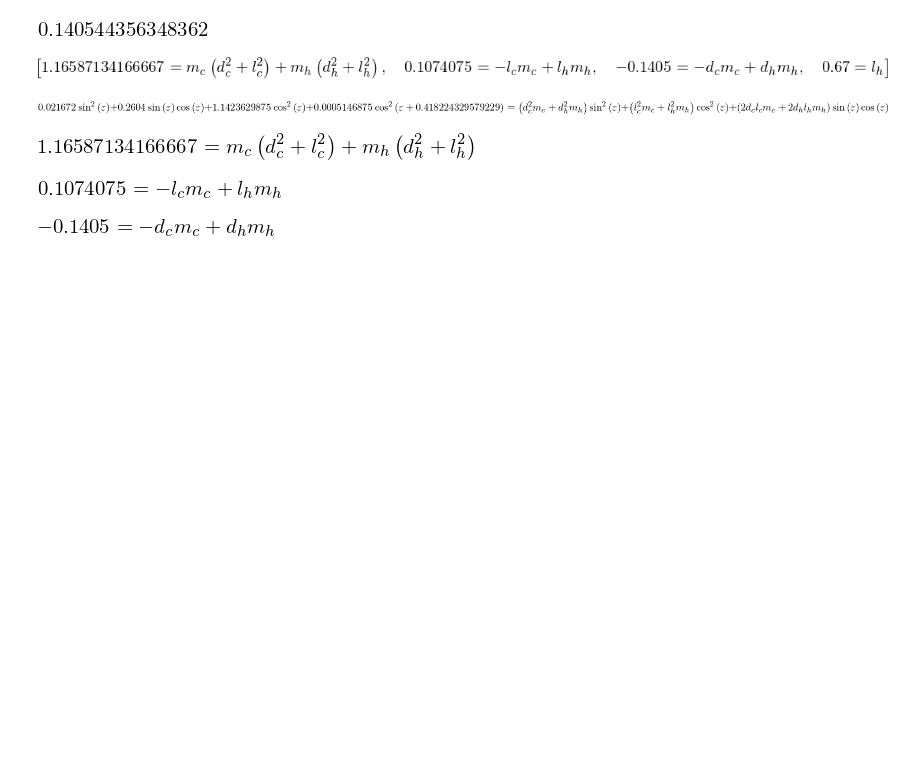
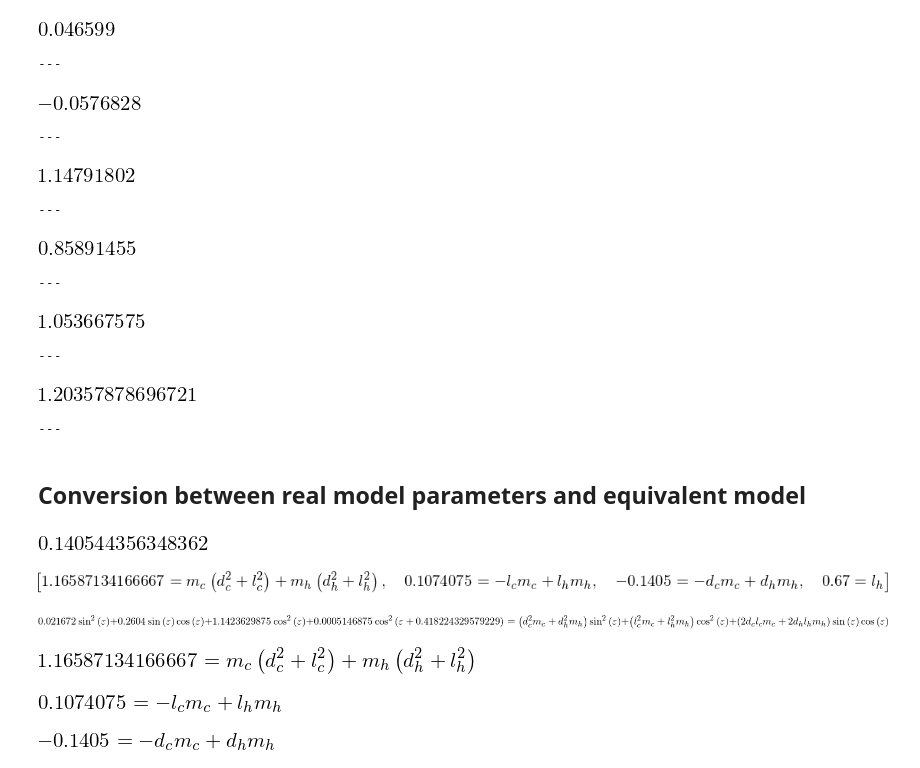
Before and after one commit to Rojetto/helicopter_thesis_code, a Jupyter notebook: scripts/model_reduction.ipynb, the cells around one changed output. Drawn from its saved outputs; the diff is of its cells as text; code cells hidden in the pictures; blank space fills up the shorter version.

Commit message:
Calculate ODE parameters from geometry and masses of separate parts

```diff
--- a/scripts/model_reduction.ipynb
+++ b/scripts/model_reduction.ipynb
@@ -14,3 +50,25 @@ num_subs = list(zip([m1, m2, m3, m4, m5, l2, l3, l4, d1, d4], [1.47, 0.349*67/91
+# %%
+p_phi_1_geom_val = p_phi_1_geom.subs(num_subs) ##:
+p_phi_2_geom_val = p_phi_2_geom.subs(num_subs) ##:
+p_eps_1_geom_val = p_eps_1_geom.subs(num_subs) ##:
+p_eps_2_geom_val = p_eps_2_geom.subs(num_subs) ##:
+p_eps_3_geom_val = p_eps_3_geom.subs(num_subs) ##:
+p_lamb_1_geom_val = p_lamb_1_geom.subs(num_subs) ##:
+# %% [output]
+[figure, added]
+---
+[figure, added]
+---
+[figure, added]
+---
+[figure, added]
+---
+[figure, added]
+---
+[figure, added]
+---
+# %% [markdown]
+## Conversion between real model parameters and equivalent model
 # %%
 eq_j = Eq(m1*(l2**2+d1**2)+S(1)/S(12)*m2*l2**2+m2*(l2/2)**2+S(1)/S(12)*m3*l3**2+m3*(l3/2)**2+S(1)/S(12)*m4*(l4**2+d4**2)+m4*((l3+l4/2)**2+d4**2)+m5*((l3+l4)**2+d4**2), mh*(lh**2+dh**2)+mc*(lc**2+dc**2))
 eq_cos = Eq(m1*l2+m2*l2/2-m3*l3/2-m4*(l3+l4/2)-m5*(l3+l4),mh*lh-mc*lc)
```
Also changed, not shown: parts of 3 cells of this notebook.
